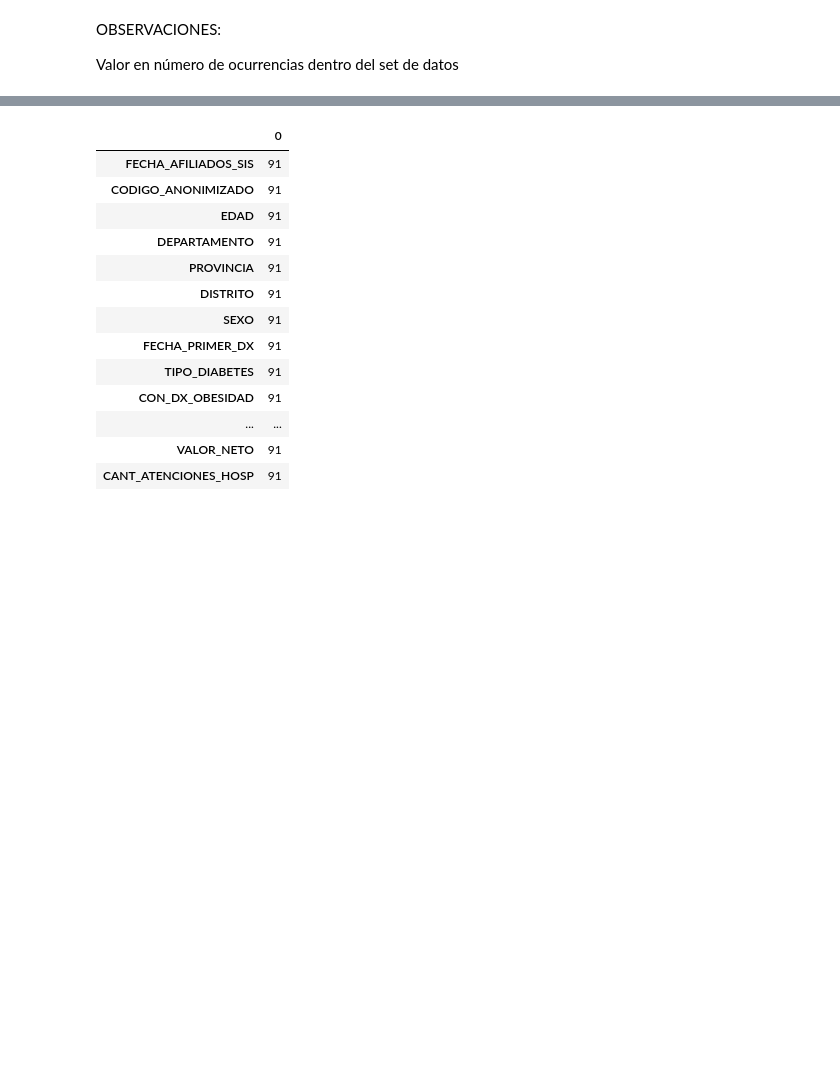
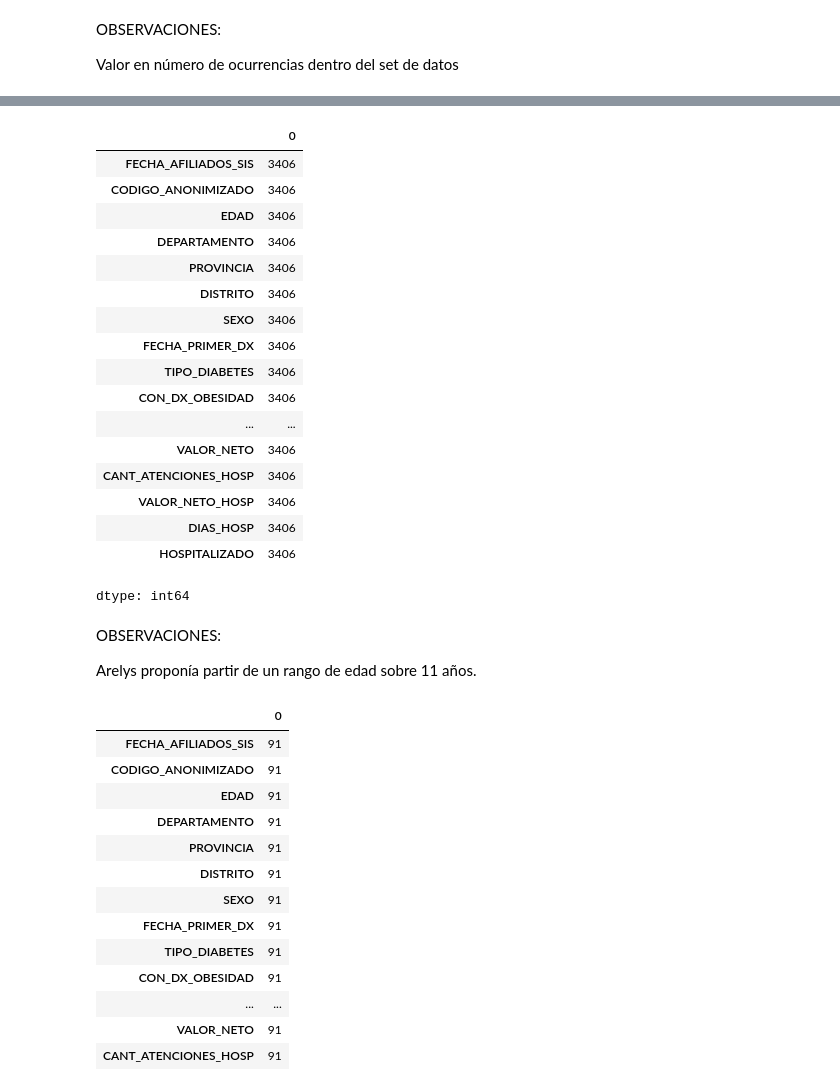
Before and after one commit to Sergius-DS/elecciOn_datasets, a Jupyter notebook: Dataset_Reducido.ipynb, the cells around one changed output, grey strips where cells are left out. Saved outputs shown, nothing was run; the diff lists cells and outputs as text; code cells hidden in the pictures; blank space fills up the shorter version.

```diff
--- a/Dataset_Reducido.ipynb
+++ b/Dataset_Reducido.ipynb
@@ -140,6 +140,31 @@ ds.describe()
 | 50% | 57.00 | 1.00 | 0.00 | 0.00 | 0.00 | 0.00 | ... |
 | 75% | 67.00 | 1.00 | 1.00 | 0.00 | 1.00 | 0.00 | ... |
 | max | 119.00 | 1.00 | 1.00 | 1.00 | 134.00 | 169866.74 | ... |
+# %%
+ds[(ds['EDAD'] == 0) | (ds['EDAD'] <= 11)].count()
+# %% [output]
+|  | 0 |
+| FECHA_AFILIADOS_SIS | 3406 |
+| CODIGO_ANONIMIZADO | 3406 |
+| EDAD | 3406 |
+| DEPARTAMENTO | 3406 |
+| PROVINCIA | 3406 |
+| DISTRITO | 3406 |
+| SEXO | 3406 |
+| FECHA_PRIMER_DX | 3406 |
+| TIPO_DIABETES | 3406 |
+| CON_DX_OBESIDAD | 3406 |
+| ... | ... |
+| VALOR_NETO | 3406 |
+| CANT_ATENCIONES_HOSP | 3406 |
+| VALOR_NETO_HOSP | 3406 |
+| DIAS_HOSP | 3406 |
+| HOSPITALIZADO | 3406 |
+dtype: int64
+# %% [markdown]
+OBSERVACIONES:
+
+Arelys proponía partir de un rango de edad sobre 11 años.
 # %%
 ds[ds['EDAD'] == 0].count()
 # %% [output]
```
